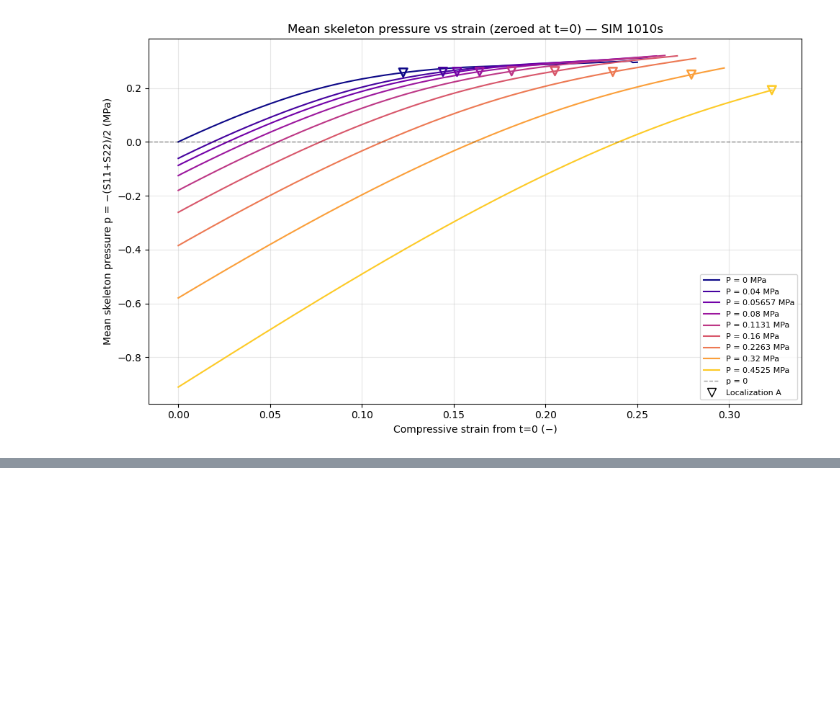
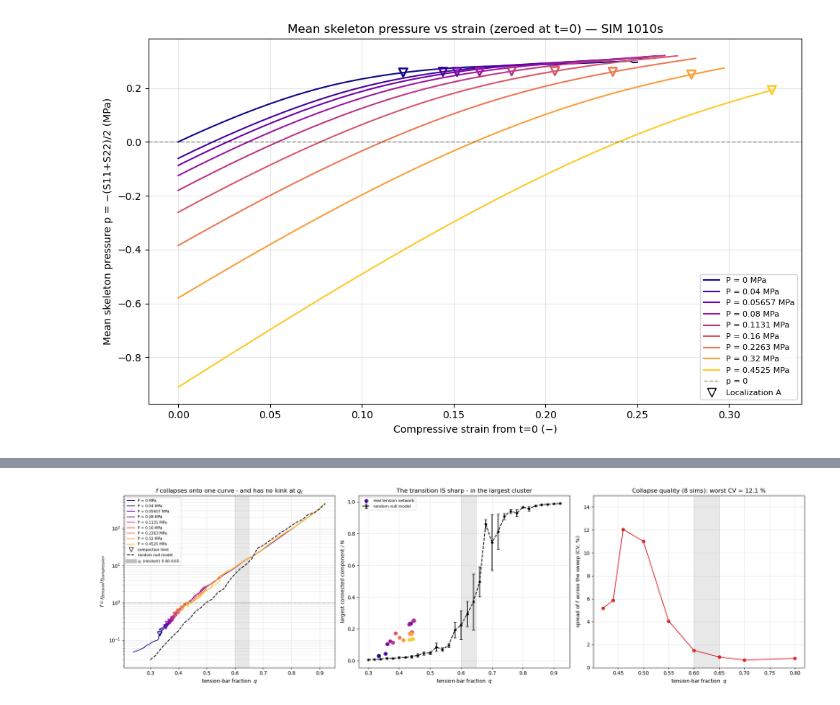
Before and after one commit to francoruffini17/FOAM_V03, a Jupyter notebook: Z001_Results_Analizer/SIM_1010s_shear_localization.ipynb, the cells around one changed output, grey strips where cells are left out. Cells and saved outputs as stored; diff of their text form; code cells hidden in the pictures; blank space fills up the shorter version.

```diff
--- a/Z001_Results_Analizer/SIM_1010s_shear_localization.ipynb
+++ b/Z001_Results_Analizer/SIM_1010s_shear_localization.ipynb
@@ -1026,0 +1356,93 @@ for name, label in LANDMARK_LABELS.items():
+# %%
+# Plot 16 - the f vs bond-fraction collapse, with the random null model for reference.
+Q_C = (0.60, 0.65)
+CACHE_BF   = 'bar_fraction_cache_1010s.pkl'
+CACHE_NULL = 'random_percolation_null_1010s.pkl'
+
+with open(CACHE_BF, 'rb') as fh:
+    BF = pickle.load(fh)
+with open(CACHE_NULL, 'rb') as fh:
+    NULL = pickle.load(fh)
+print(f'loaded {CACHE_BF} ({len(BF)} sims) and {CACHE_NULL} '
+      f'({NULL["n_trials"]} trials/point, {NULL["n_sources"]} BFS sources)')
+
+fig, (ax, axm, ax2) = plt.subplots(1, 3, figsize=(20, 5.8))
+cmap = plt.get_cmap('plasma', len(SIMS))
+
+# ---- panel 1: f vs q, real sims + random null model --------------------------
+for idx, sim in enumerate(SIMS):
+    if sim not in BF or sim not in PRESSURES:
+        continue
+    q, f, i_star = BF[sim]['frac_tension'], BF[sim]['f'], BF[sim]['i_star']
+    m = np.isfinite(f) & (f > 0)
+    ax.plot(q[m], f[m], color=cmap(idx), lw=1.4, label=f'P = {PRESSURES[sim]:.4g} MPa')
+    if np.isfinite(f[i_star]) and f[i_star] > 0:
+        ax.scatter(q[i_star], f[i_star], marker='v', s=80, facecolor='none',
+                   edgecolor=cmap(idx), linewidths=1.8, zorder=6)
+ax.plot(NULL['q'], NULL['f_mean'], 'k--', lw=1.6, zorder=7)
+ax.axhline(1.0, color='k', lw=0.8, ls=':')
+ax.axvspan(*Q_C, color='0.75', alpha=0.35, zorder=0)
+ax.set_yscale('log')
+ax.set_xlabel('tension-bar fraction  $q$')
+ax.set_ylabel(r'$f = \eta_{tension}/\eta_{compression}$')
+ax.set_title('$f$ collapses onto one curve - and has no kink at $q_c$')
+h, l = ax.get_legend_handles_labels()
+h += [Line2D([], [], marker='v', ls='None', mfc='none', mec='k', ms=8),
+      Line2D([], [], color='k', ls='--'), Line2D([], [], color='0.75', lw=8)]
+l += ['compaction limit', 'random null model', r'$q_c$ (random) 0.60-0.65']
+ax.legend(h, l, loc='upper left', fontsize=7.5)
+ax.grid(True, alpha=0.3, which='both')
+
+# ---- panel 2: LCC/N - where the transition IS visible ------------------------
+axm.errorbar(NULL['q'], NULL['lcc'], yerr=NULL['lcc_sd'], fmt='k--o', ms=4, lw=1.6,
+             capsize=3, label='random null model')
+for idx, sim in enumerate(SIMS):
+    if sim not in BF:
+        continue
+    pts = BF[sim].get('lcc_points', [])
+    if pts:
+        axm.scatter([p['q'] for p in pts], [p['lcc_tension'] for p in pts],
+                    color=cmap(idx), s=45, zorder=5,
+                    label='real tension network' if idx == 1 else None)
+axm.axvspan(*Q_C, color='0.75', alpha=0.35, zorder=0)
+axm.set_xlabel('tension-bar fraction  $q$')
+axm.set_ylabel('largest connected component / N')
+axm.set_title('The transition IS sharp - in the largest cluster')
+axm.legend(fontsize=8, loc='upper left')
+axm.grid(True, alpha=0.3)
+
+# ---- panel 3: collapse quality ----------------------------------------------
+grid = np.array([0.42, 0.44, 0.46, 0.50, 0.55, 0.60, 0.65, 0.70, 0.80])
+vals = []
+for sim in SIMS:
+    if sim not in BF:
+        continue
+    q, f = BF[sim]['frac_tension'], BF[sim]['f']
+    m = np.isfinite(f) & (f > 0)
+    if m.sum() < 10 or np.nanmax(q[m]) < grid.max():
+        continue                       # SIM 1010 (P=0) has no usable f
+    o = np.argsort(q[m])
+    vals.append(np.interp(grid, q[m][o], f[m][o]))
+vals = np.array(vals)
+cv = 100 * vals.std(axis=0, ddof=1) / vals.mean(axis=0)
+ax2.plot(grid, cv, 'o-', color='tab:red')
+ax2.axvspan(*Q_C, color='0.75', alpha=0.35, zorder=0)
+ax2.set_xlabel('tension-bar fraction  $q$')
+ax2.set_ylabel('spread of $f$ across the sweep (CV, %)')
+ax2.set_title(f'Collapse quality ({vals.shape[0]} sims): worst CV = {cv.max():.1f} %')
+ax2.set_ylim(0, max(15, cv.max() * 1.2))
+ax2.grid(True, alpha=0.3)
+
+fig.tight_layout()
+plt.show()
+
+print(f"{'q':>7}" + "".join(f"{v:>9.2f}" for v in grid))
+print(f"{'CV %':>7}" + "".join(f"{v:>9.1f}" for v in cv))
+print(f"\nf spans {vals.min():.2f} .. {vals.max():.0f}, yet at fixed q it varies by at most "
+      f"{cv.max():.1f}% across the sweep => f is a function of the bond fraction.")
+print("\nRandom null model - the transition is sharp in LCC, invisible in f:")
+print(f"{'q':>7}{'LCC/N':>9}{'f_rand':>10}")
+for qq, ll, ff in zip(NULL['q'], NULL['lcc'], NULL['f_mean']):
+    print(f"{qq:>7.2f}{ll:>9.4f}{ff:>10.3f}")
+print("   LCC/N rises ~40x across q=0.44->0.72; f_rand rises smoothly with no kink at q_c.")
+# %% [output]
@@ -1026,0 +1450 @@ for name, label in LANDMARK_LABELS.items():
+[figure, added]
```
Also changed, not shown: parts of 11 cells of this notebook, 2 other files.
